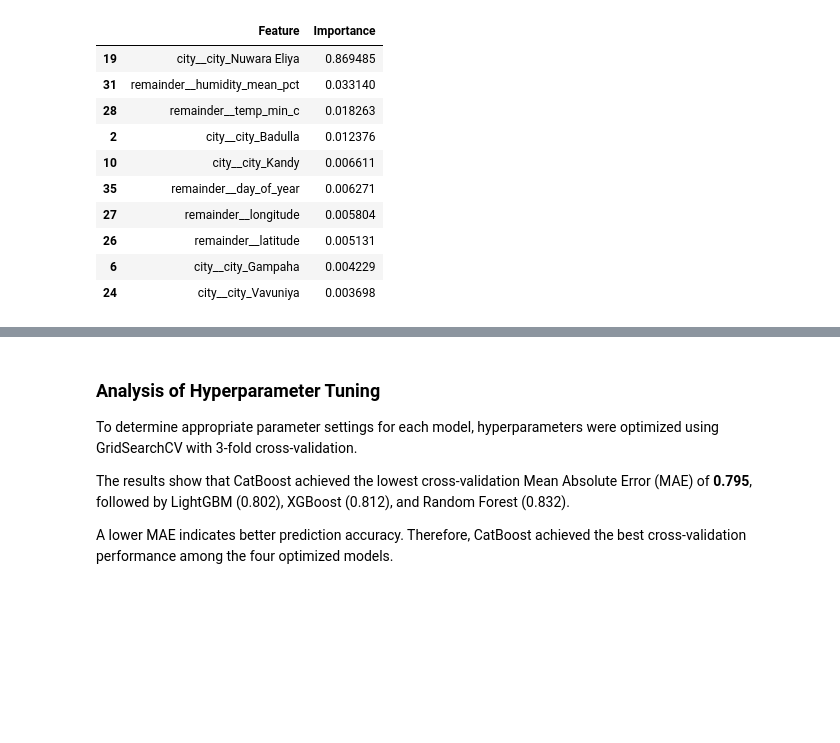
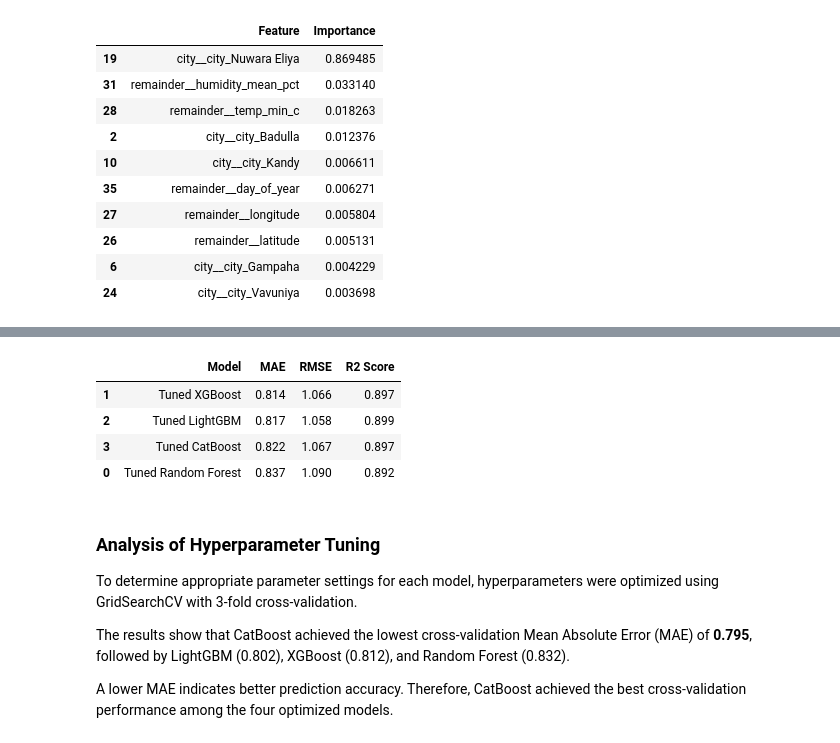
Before and after one commit to imalsha1789/Sri-Lankan-Temperature-Prediction, a Jupyter notebook: Sri_Lankan_Temperature_Prediction.ipynb, the cells around one changed output, grey strips where cells are left out. Cells and saved outputs as stored; diff of their text form; code cells hidden in the pictures; blank space fills up the shorter version.

```diff
--- a/Sri_Lankan_Temperature_Prediction.ipynb
+++ b/Sri_Lankan_Temperature_Prediction.ipynb
@@ -785,3 +851,41 @@ tuning_results
+# %%
+# Evaluate tuned models on the test dataset
+
+tuned_models = {
+    "Tuned Random Forest": grid_search.best_estimator_,
+    "Tuned XGBoost": xgb_grid.best_estimator_,
+    "Tuned LightGBM": lgbm_grid.best_estimator_,
+    "Tuned CatBoost": cat_grid.best_estimator_
+}
+
+tuned_results = []
+
+for name, model in tuned_models.items():
+
+    predictions = model.predict(X_test)
+
+    mae = mean_absolute_error(y_test, predictions)
+    rmse = np.sqrt(mean_squared_error(y_test, predictions))
+    r2 = r2_score(y_test, predictions)
+
+    tuned_results.append({
+        "Model": name,
+        "MAE": mae,
+        "RMSE": rmse,
+        "R2 Score": r2
+    })
+
+tuned_results = pd.DataFrame(tuned_results)
+
+tuned_results = tuned_results.round(3)
+
+tuned_results.sort_values("MAE")
+# %% [output]
+|  | Model | MAE | RMSE | R2 Score |
+| 1 | Tuned XGBoost | 0.814 | 1.066 | 0.897 |
+| 2 | Tuned LightGBM | 0.817 | 1.058 | 0.899 |
+| 3 | Tuned CatBoost | 0.822 | 1.067 | 0.897 |
+| 0 | Tuned Random Forest | 0.837 | 1.090 | 0.892 |
 # %% [markdown]
 ### Analysis of Hyperparameter Tuning
 
```
Also changed, not shown: parts of 5 cells of this notebook, 1 other file.
